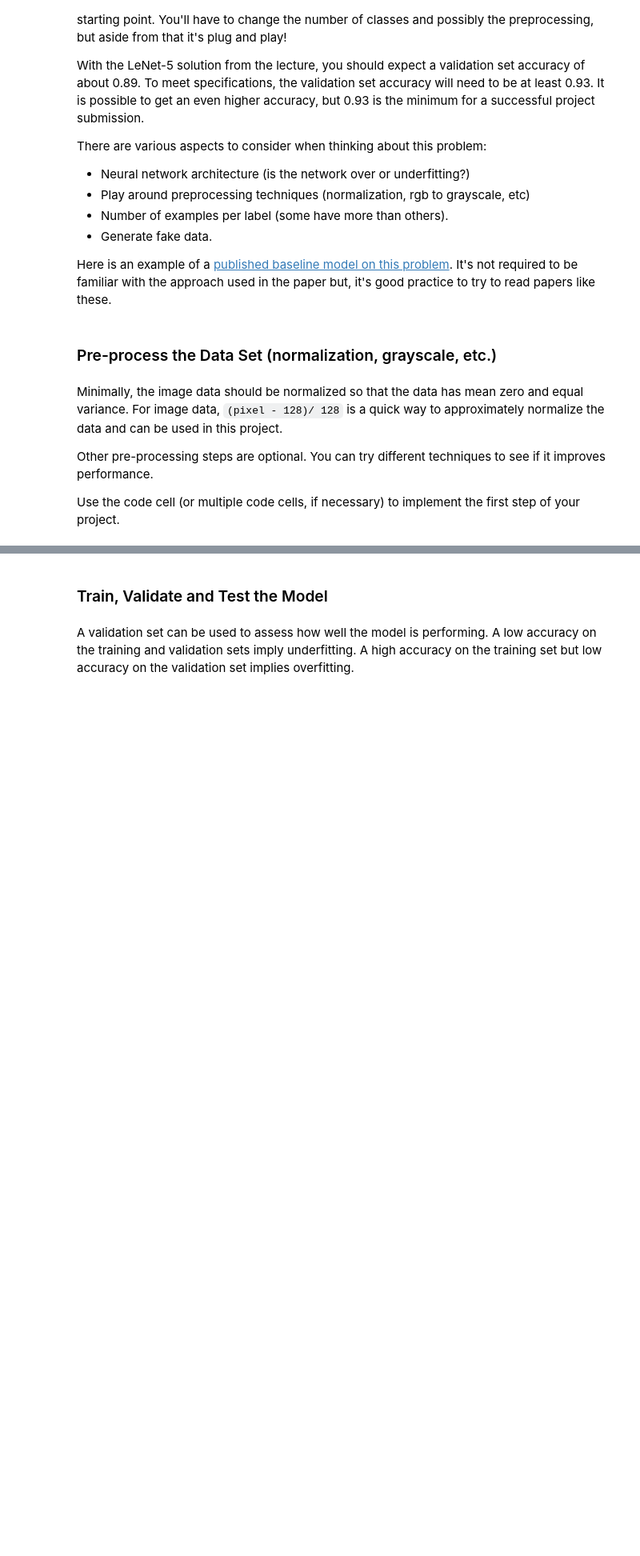
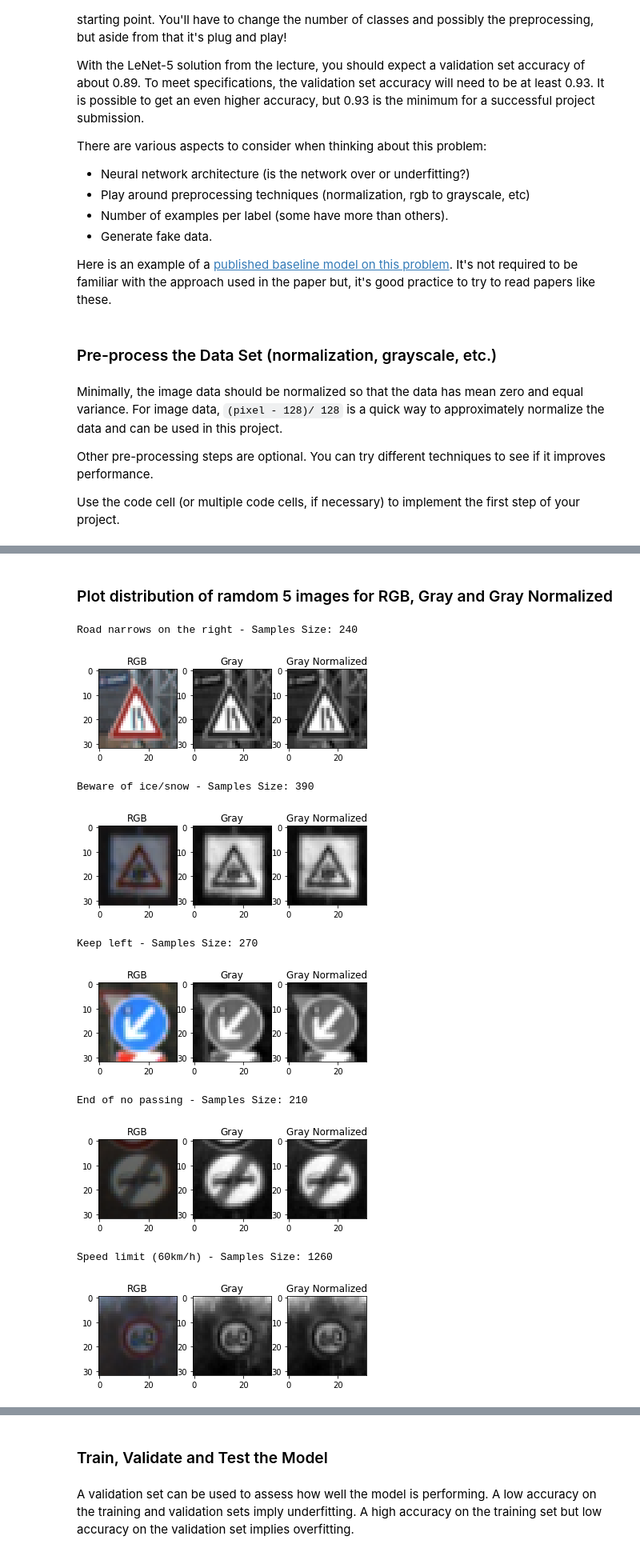
Before and after one commit to pankaj02/CarND-Traffic-Sign-Classifier-Project, a Jupyter notebook: Traffic_Sign_Classifier.ipynb, the cells around one changed output, grey strips where cells are left out. Shown at 80% size. Saved outputs shown, nothing was run; the diff lists cells and outputs as text; code cells hidden in the pictures; blank space fills up the shorter version.

```diff
--- a/Traffic_Sign_Classifier.ipynb
+++ b/Traffic_Sign_Classifier.ipynb
@@ -93,21 +91,3 @@ Visualize the German Traffic Signs Dataset using the pickled file(s). This is op
 The [Matplotlib](http://matplotlib.org/) [examples](http://matplotlib.org/examples/index.html) and [gallery](http://matplotlib.org/gallery.html) pages are a great resource for doing visualizations in Python.
 
 **NOTE:** It's recommended you start with something simple first. If you wish to do more, come back to it after you've completed the rest of the sections. It can be interesting to look at the distribution of classes in the training, validation and test set. Is the distribution the same? Are there more examples of some classes than others?
-# %%
-### Data exploration visualization code goes here.
-### Feel free to use as many code cells as needed.
-import matplotlib.pyplot as plt
-import pandas as pd
-# Visualizations will be shown in the notebook.
-%matplotlib inline
-
-index = np.random.randint(0, len(X_train))
-image = X_train[index].squeeze()
-
-plt.figure(figsize=(1,1))
-plt.imshow(image)
-print()
-
-# print sign name
-sign_name = pd.read_csv('signnames.csv')
-print("Sign - {}".format(sign_name.iloc[y_train[index],1]))
@@ -158,0 +229,15 @@ X_valid = X_valid / 255.0 - 0.5
+# %% [markdown]
+### Plot distribution of ramdom 5 images for RGB, Gray and Gray Normalized
+# %%
+plot_signs([X_train,X_train_gray,X_train_gray_norm],y_train)
+# %% [output]
+Road narrows on the right - Samples Size: 240
+[figure, added]
+Beware of ice/snow - Samples Size: 390
+[figure, added]
+Keep left - Samples Size: 270
+[figure, added]
+End of no passing - Samples Size: 210
+[figure, added]
+Speed limit (60km/h) - Samples Size: 1260
+[figure, added]
```
Also changed, not shown: parts of 21 cells of this notebook.
